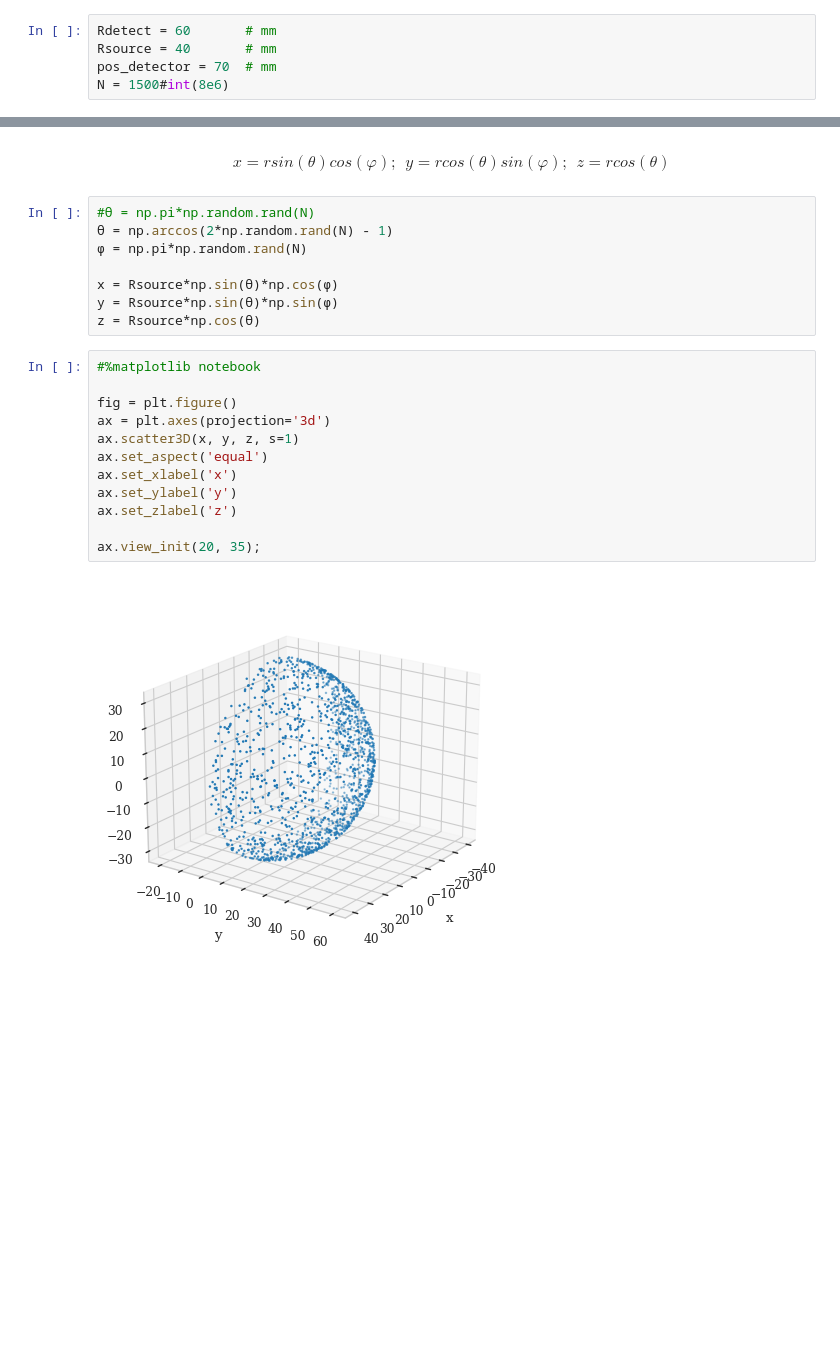
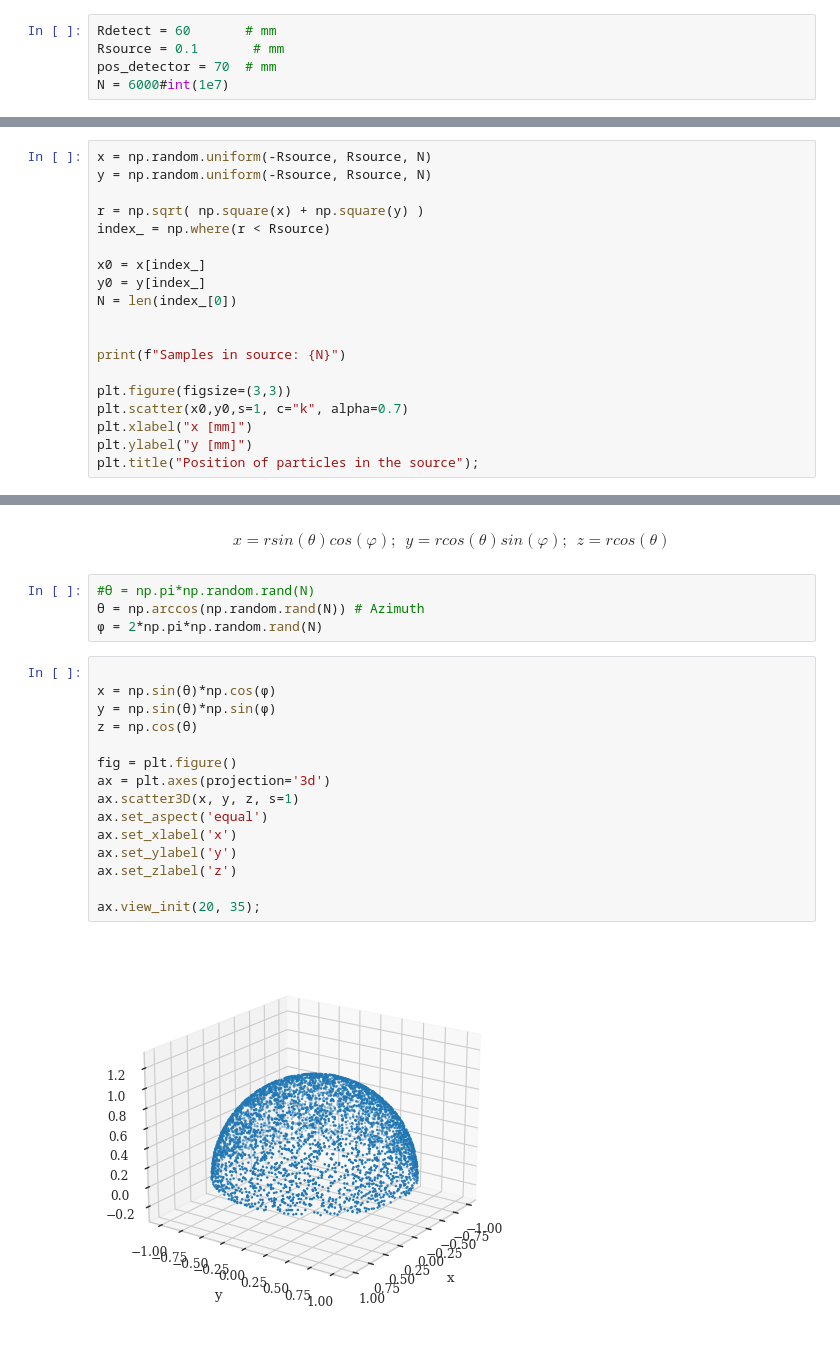
Before and after one commit to Chinnasf/Physics, a Jupyter notebook: Detectors/Solid_State_Detector.ipynb, the cells around one changed output, grey strips where cells are left out. Saved outputs shown, nothing was run; the diff lists cells and outputs as text; blank space fills up the shorter version.

```diff
--- a/Detectors/Solid_State_Detector.ipynb
+++ b/Detectors/Solid_State_Detector.ipynb
@@ -57,6 +58,6 @@ $$
 $$
 # %%
 Rdetect = 60       # mm
-Rsource = 40       # mm
+Rsource = 0.1       # mm
 pos_detector = 70  # mm
-N = 1500#int(8e6)
+N = 6000#int(1e7)
@@ -82,0 +84,19 @@ df["sZ"] = z
+# %%
+x = np.random.uniform(-Rsource, Rsource, N)
+y = np.random.uniform(-Rsource, Rsource, N)
+
+r = np.sqrt( np.square(x) + np.square(y) )
+index_ = np.where(r < Rsource)
+
+x0 = x[index_]
+y0 = y[index_]
+N = len(index_[0])
+
+
+print(f"Samples in source: {N}")
+
+plt.figure(figsize=(3,3))
+plt.scatter(x0,y0,s=1, c="k", alpha=0.7)
+plt.xlabel("x [mm]")
+plt.ylabel("y [mm]")
+plt.title("Position of particles in the source");
@@ -88,23 +111,22 @@ $$
 $$
 # %%
 #θ = np.pi*np.random.rand(N)
-θ = np.arccos(2*np.random.rand(N) - 1)
-φ = np.pi*np.random.rand(N)
-
-x = Rsource*np.sin(θ)*np.cos(φ)
-y = Rsource*np.sin(θ)*np.sin(φ)
-z = Rsource*np.cos(θ)
+θ = np.arccos(np.random.rand(N)) # Azimuth
+φ = 2*np.pi*np.random.rand(N)
 # %%
-#%matplotlib notebook
+
+x = np.sin(θ)*np.cos(φ)
+y = np.sin(θ)*np.sin(φ)
+z = np.cos(θ)
 
 fig = plt.figure()
 ax = plt.axes(projection='3d')
 ax.scatter3D(x, y, z, s=1)
 ax.set_aspect('equal')
 ax.set_xlabel('x')
 ax.set_ylabel('y')
 ax.set_zlabel('z')
 
 ax.view_init(20, 35);
 # %% [output]
-[figure, old version]
+[figure, new version]
```
Also changed, not shown: parts of 19 cells of this notebook, 12 other files.
